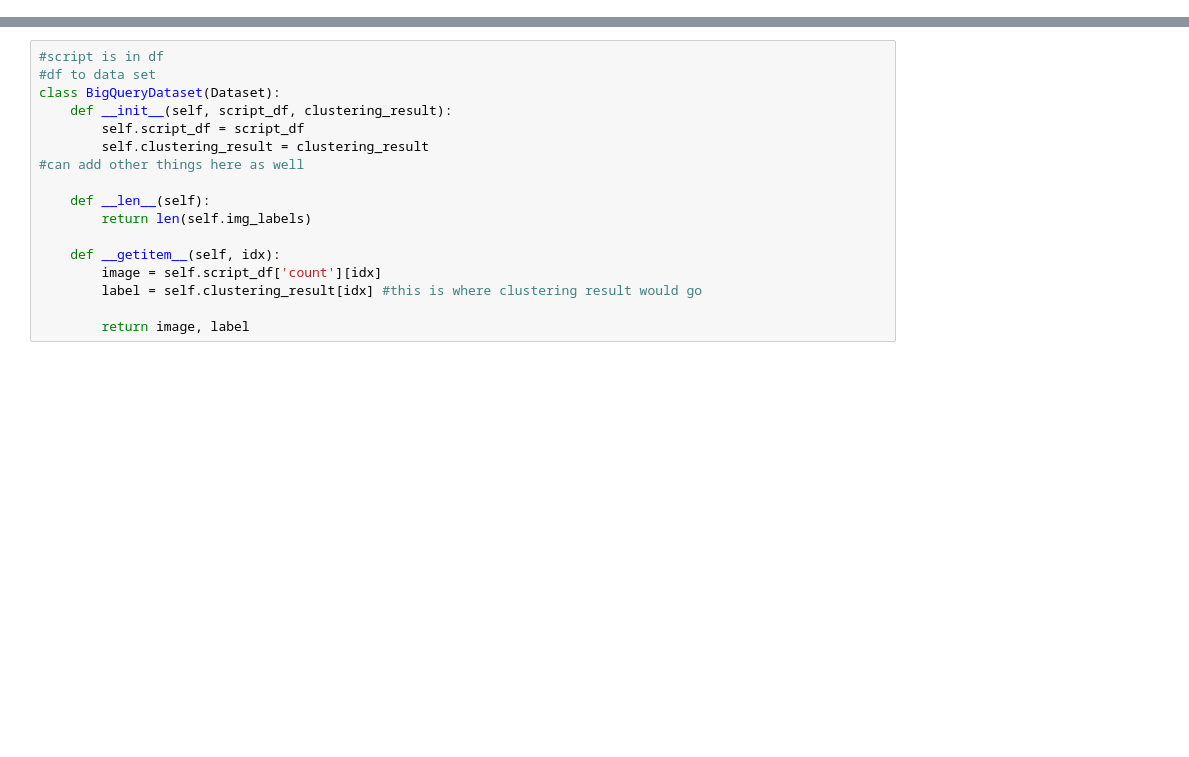
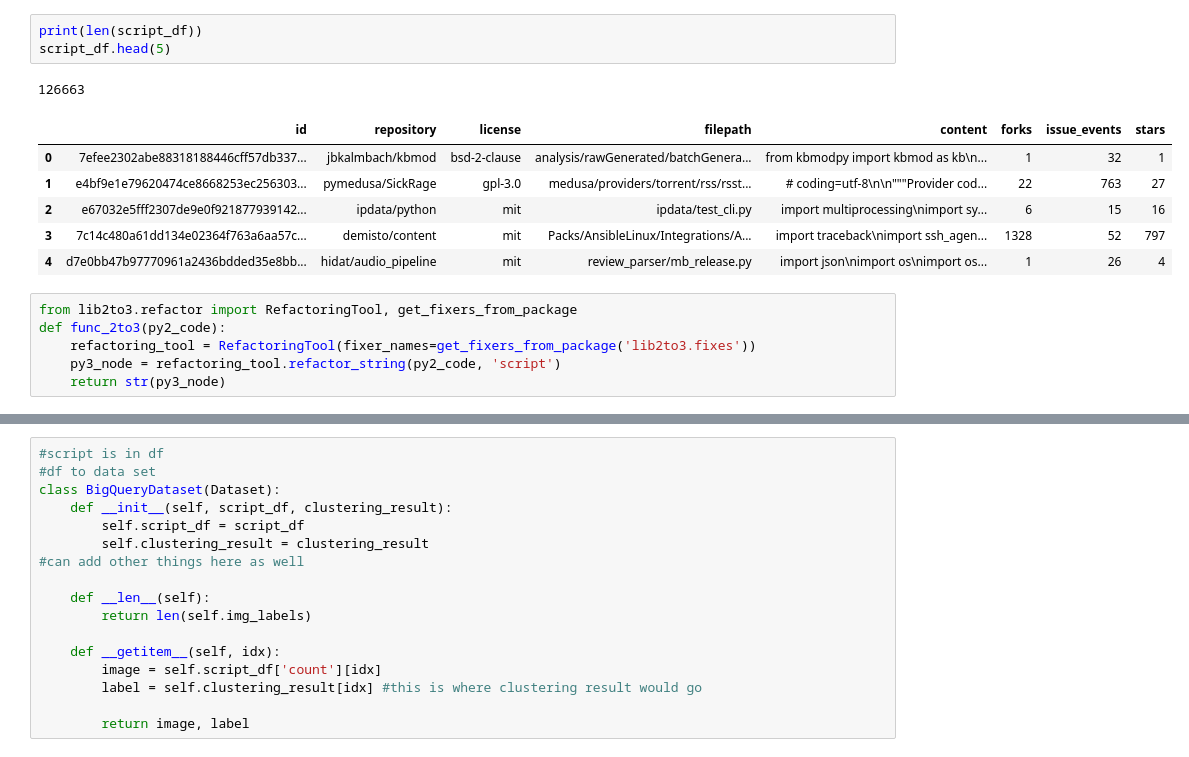
Before and after one commit to tradejack/code-style-probing, a Jupyter notebook: bigquery-extract-metrics.ipynb, the cells around one changed output, grey strips where cells are left out. Drawn from its saved outputs; the diff is of its cells as text; blank space fills up the shorter version.

```diff
--- a/bigquery-extract-metrics.ipynb
+++ b/bigquery-extract-metrics.ipynb
@@ -157,2 +35,19 @@ def file_probe(filename, script):
+# %%
+print(len(script_df))
+script_df.head(5)
+# %% [output]
+126663
+|  | id | repository | license | filepath | content | forks | issue_events | stars |
+| 0 | 7efee2302abe88318188446cff57db337... | jbkalmbach/kbmod | bsd-2-clause | analysis/rawGenerated/batchGenera... | from kbmodpy import kbmod as kb\n... | 1 | 32 | 1 |
+| 1 | e4bf9e1e79620474ce8668253ec256303... | pymedusa/SickRage | gpl-3.0 | medusa/providers/torrent/rss/rsst... | # coding=utf-8\n\n"""Provider cod... | 22 | 763 | 27 |
+| 2 | e67032e5fff2307de9e0f921877939142... | ipdata/python | mit | ipdata/test_cli.py | import multiprocessing\nimport sy... | 6 | 15 | 16 |
+| 3 | 7c14c480a61dd134e02364f763a6aa57c... | demisto/content | mit | Packs/AnsibleLinux/Integrations/A... | import traceback\nimport ssh_agen... | 1328 | 52 | 797 |
+| 4 | d7e0bb47b97770961a2436bdded35e8bb... | hidat/audio_pipeline | mit | review_parser/mb_release.py | import json\nimport os\nimport os... | 1 | 26 | 4 |
+# %%
+from lib2to3.refactor import RefactoringTool, get_fixers_from_package
+def func_2to3(py2_code):
+    refactoring_tool = RefactoringTool(fixer_names=get_fixers_from_package('lib2to3.fixes'))
+    py3_node = refactoring_tool.refactor_string(py2_code, 'script')
+    return str(py3_node)
 # %%
 #run metrics
```
Also changed, not shown: parts of 11 cells of this notebook, 8 other files.
